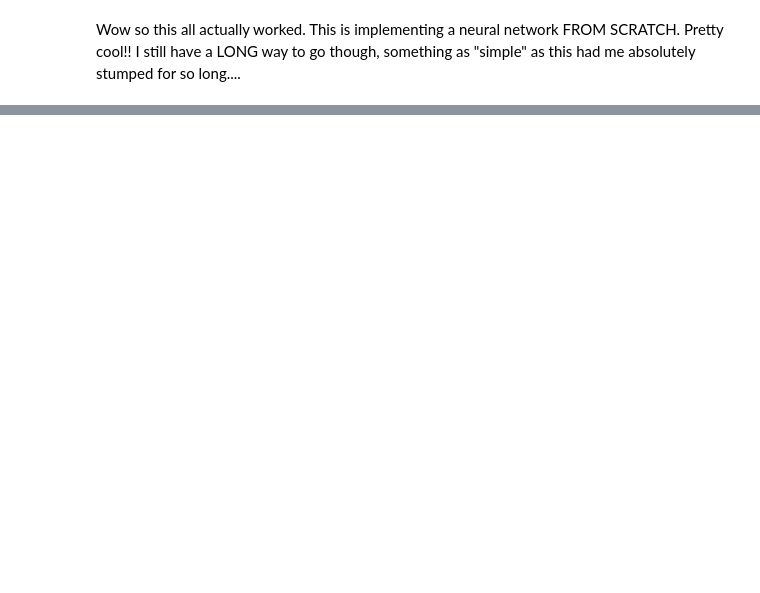
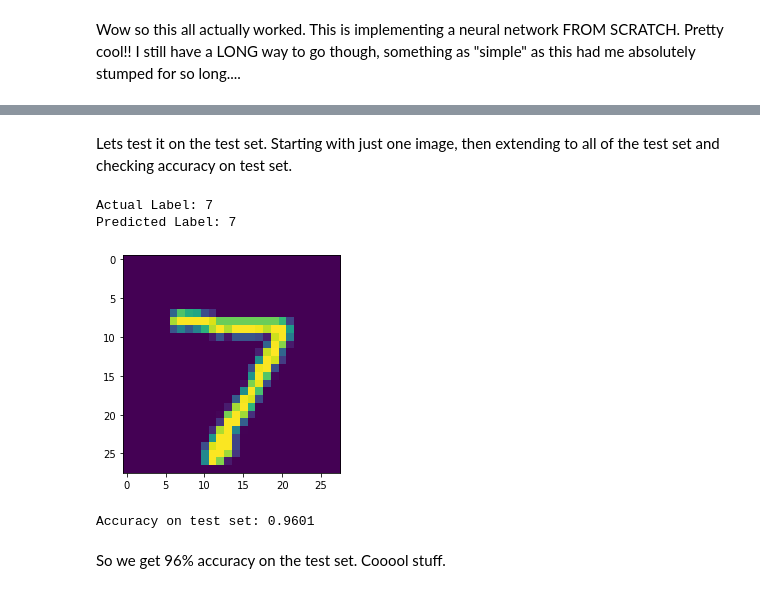
Before and after one commit to Fidem/PortfolioProjects, a Jupyter notebook: FromScratchMNISTclassify.ipynb, the cells around one changed output, grey strips where cells are left out. Drawn from its saved outputs; the diff is of its cells as text; code cells hidden in the pictures; blank space fills up the shorter version.

```diff
--- a/FromScratchMNISTclassify.ipynb
+++ b/FromScratchMNISTclassify.ipynb
@@ -121,0 +125,34 @@ plt.plot(accuracy)
+# %% [markdown]
+Lets test it on the test set.  Starting with just one image, then extending to all of the test set and checking accuracy on test set.
+# %%
+
+
+x = x_test[0].reshape(-1,28*28)
+y=y_test[0]
+
+plt.imshow(x_test[0])
+print("Actual Label: {}".format(y_test[0]))
+x = x.dot(layer1)
+x = np.maximum(x,0)
+x = x.dot(layer2)
+print("Predicted Label: {}".format(np.argmax(x)))
+# %% [output]
+Actual Label: 7
+Predicted Label: 7
+[figure, added]
+# %%
+x = x_test.reshape(-1,28*28)
+y = y_test
+
+#Quick forward pass using current weights
+x = x.dot(layer1)
+x = np.maximum(x,0)
+x = x.dot(layer2)
+
+acc = (y_test == np.argmax(x,axis=1)).mean()
+
+print("Accuracy on test set: {}".format(acc))
+# %% [output]
+Accuracy on test set: 0.9601
+# %% [markdown]
+So we get 96% accuracy on the test set.  Cooool stuff.
```
Also changed, not shown: parts of 3 cells of this notebook.
